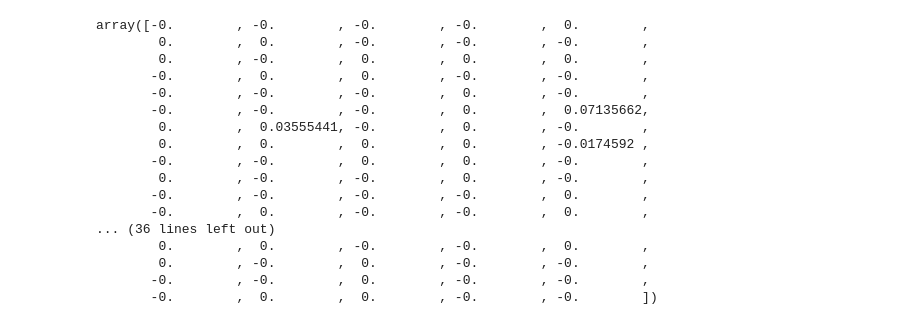
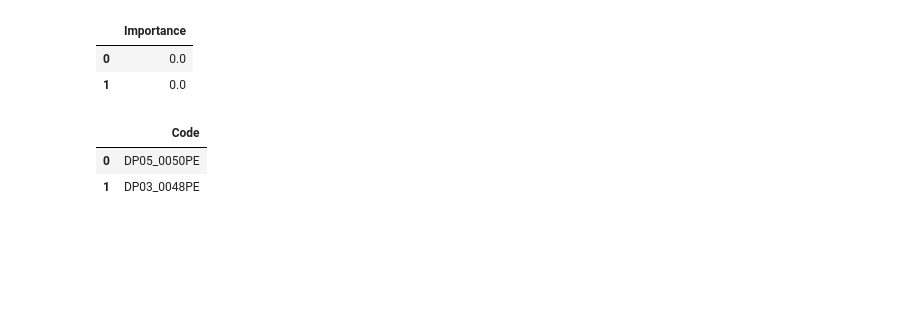
Before and after one commit to keita-dc/FlatironProject5, a Jupyter notebook: work_notebooks/FeatureSelection_d3.ipynb, the cells around one changed output. Cells and saved outputs as stored; diff of their text form; code cells hidden in the pictures; blank space fills up the shorter version.

```diff
--- a/work_notebooks/FeatureSelection_d3.ipynb
+++ b/work_notebooks/FeatureSelection_d3.ipynb
@@ -17,24 +20,23 @@ X_train, X_test, y_train, y_test = train_test_split(X, y, random_state=0, strati
 # %%
 scaler = StandardScaler()
 X_train_scaled = scaler.fit_transform(X_train)
 X_test_scaled = scaler.fit(X_test)
-elastic_net = ElasticNet(alpha=0.1, l1_ratio=0.5, random_state=0)
-elastic_net.fit(X_train_scaled, y_train).coef_
+elastic_net = ElasticNet(alpha=0.1, l1_ratio=0.5, random_state=0, positive=True)
+model = elastic_net.fit(X_train_scaled, y_train)
+features = pd.DataFrame(model.coef_, columns=['Importance'], index=range(260))
+features.head(2)
 # %% [output]
-array([-0.        , -0.        , -0.        , -0.        ,  0.        ,
-        0.        ,  0.        , -0.        , -0.        , -0.        ,
-        0.        , -0.        ,  0.        ,  0.        ,  0.        ,
-       -0.        ,  0.        ,  0.        , -0.        , -0.        ,
-       -0.        , -0.        , -0.        ,  0.        , -0.        ,
-       -0.        , -0.        , -0.        ,  0.        ,  0.07135662,
-        0.        ,  0.03555441, -0.        ,  0.        , -0.        ,
-        0.        ,  0.        ,  0.        ,  0.        , -0.0174592 ,
-       -0.        , -0.        ,  0.        ,  0.        , -0.        ,
-        0.        , -0.        , -0.        ,  0.        , -0.        ,
-       -0.        , -0.        , -0.        , -0.        ,  0.        ,
-       -0.        ,  0.        , -0.        , -0.        ,  0.        ,
-... (36 lines left out)
-        0.        ,  0.        , -0.        , -0.        ,  0.        ,
-        0.        , -0.        ,  0.        , -0.        , -0.        ,
-       -0.        , -0.        ,  0.        , -0.        , -0.        ,
-       -0.        ,  0.        ,  0.        , -0.        , -0.        ])
+|  | Importance |
+| 0 | 0.0 |
+| 1 | 0.0 |
+# %%
+features_names_df = pd.DataFrame(X.iloc[0, :].T)
+features_names_df.reset_index(inplace=True)
+features_names_df.columns = ['Code','0']
+features_names_df = features_names_df.drop(columns=['0'])
+features_names_df.index = range(260)
+features_names_df.head(2)
+# %% [output]
+|  | Code |
+| 0 | DP05_0050PE |
+| 1 | DP03_0048PE |
```
Also changed, not shown: parts of 7 cells of this notebook.
